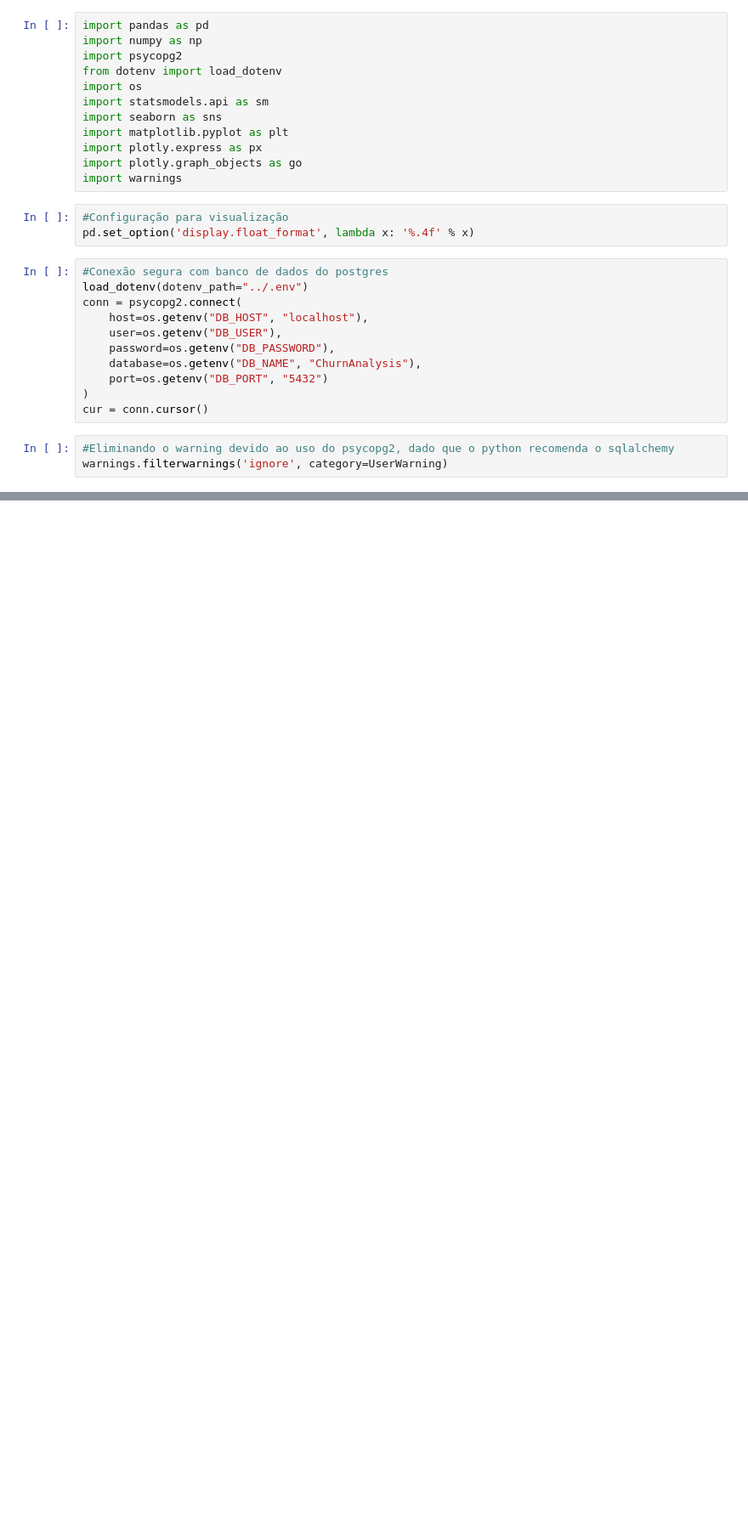
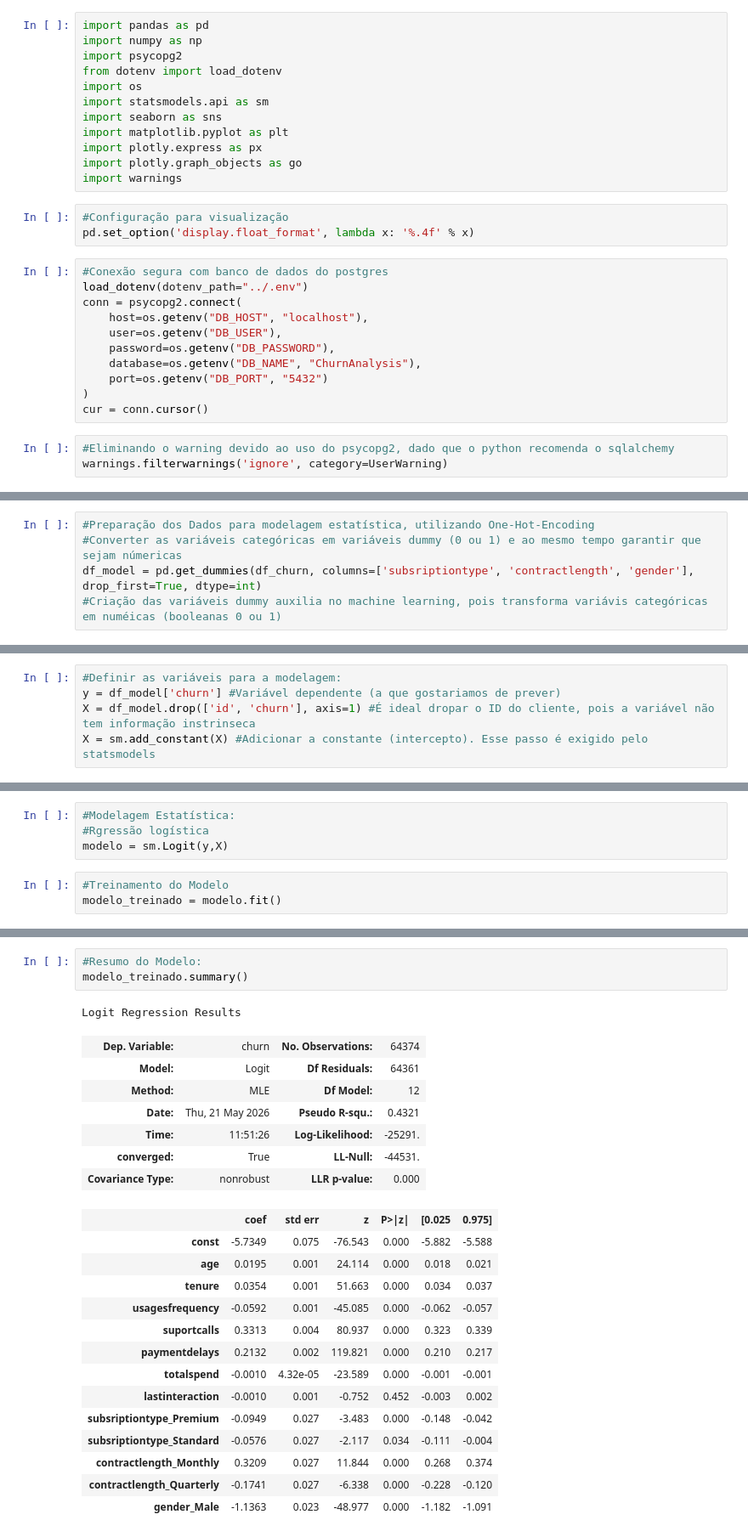
Before and after one commit to rafacasella/Data_Analysis_Portfolio, a Jupyter notebook: Churn_Analysis/Churn_Analysis.ipynb, the cells around one changed output, grey strips where cells are left out. Shown at 85% size. Saved outputs shown, nothing was run; the diff lists cells and outputs as text; blank space fills up the shorter version.

```diff
--- a/Churn_Analysis/Churn_Analysis.ipynb
+++ b/Churn_Analysis/Churn_Analysis.ipynb
@@ -58,0 +157,5 @@ Total de linhas importadas: 64374
+# %%
+#Preparação dos Dados para modelagem estatística, utilizando One-Hot-Encoding
+#Converter as variáveis categóricas em variáveis dummy (0 ou 1) e ao mesmo tempo garantir que sejam númericas
+df_model = pd.get_dummies(df_churn, columns=['subsriptiontype', 'contractlength', 'gender'], drop_first=True, dtype=int)
+#Criação das variáveis dummy auxilia no machine learning, pois transforma variávis categóricas em numéicas (booleanas 0 ou 1)
@@ -58,0 +171,5 @@ Total de linhas importadas: 64374
+# %%
+#Definir as variáveis para a modelagem:
+y = df_model['churn'] #Variável dependente (a que gostariamos de prever)
+X = df_model.drop(['id', 'churn'], axis=1) #É ideal dropar o ID do cliente, pois a variável não tem informação instrinseca
+X = sm.add_constant(X) #Adicionar a constante (intercepto). Esse passo é exigido pelo statsmodels
@@ -58,0 +194,7 @@ Total de linhas importadas: 64374
+# %%
+#Modelagem Estatística:
+#Rgressão logística
+modelo = sm.Logit(y,X)
+# %%
+#Treinamento do Modelo
+modelo_treinado = modelo.fit()
@@ -58,0 +205,26 @@ Total de linhas importadas: 64374
+# %%
+#Resumo do Modelo:
+modelo_treinado.summary()
+# %% [output]
+Logit Regression Results
+| Dep. Variable: | churn | No. Observations: | 64374 |
+| Model: | Logit | Df Residuals: | 64361 |
+| Method: | MLE | Df Model: | 12 |
+| Date: | Thu, 21 May 2026 | Pseudo R-squ.: | 0.4321 |
+| Time: | 11:51:26 | Log-Likelihood: | -25291. |
+| converged: | True | LL-Null: | -44531. |
+| Covariance Type: | nonrobust | LLR p-value: | 0.000 |
+|  | coef | std err | z | P>|z| | [0.025 | 0.975] |
+| const | -5.7349 | 0.075 | -76.543 | 0.000 | -5.882 | -5.588 |
+| age | 0.0195 | 0.001 | 24.114 | 0.000 | 0.018 | 0.021 |
+| tenure | 0.0354 | 0.001 | 51.663 | 0.000 | 0.034 | 0.037 |
+| usagesfrequency | -0.0592 | 0.001 | -45.085 | 0.000 | -0.062 | -0.057 |
+| suportcalls | 0.3313 | 0.004 | 80.937 | 0.000 | 0.323 | 0.339 |
+| paymentdelays | 0.2132 | 0.002 | 119.821 | 0.000 | 0.210 | 0.217 |
+| totalspend | -0.0010 | 4.32e-05 | -23.589 | 0.000 | -0.001 | -0.001 |
+| lastinteraction | -0.0010 | 0.001 | -0.752 | 0.452 | -0.003 | 0.002 |
+| subsriptiontype_Premium | -0.0949 | 0.027 | -3.483 | 0.000 | -0.148 | -0.042 |
+| subsriptiontype_Standard | -0.0576 | 0.027 | -2.117 | 0.034 | -0.111 | -0.004 |
+| contractlength_Monthly | 0.3209 | 0.027 | 11.844 | 0.000 | 0.268 | 0.374 |
+| contractlength_Quarterly | -0.1741 | 0.027 | -6.338 | 0.000 | -0.228 | -0.120 |
+| gender_Male | -1.1363 | 0.023 | -48.977 | 0.000 | -1.182 | -1.091 |
```
Also changed, not shown: parts of 16 cells of this notebook, 1 other file.
